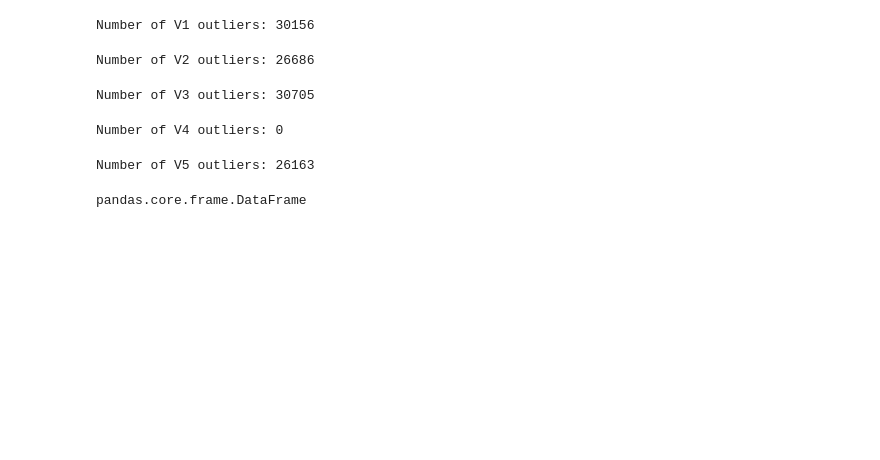
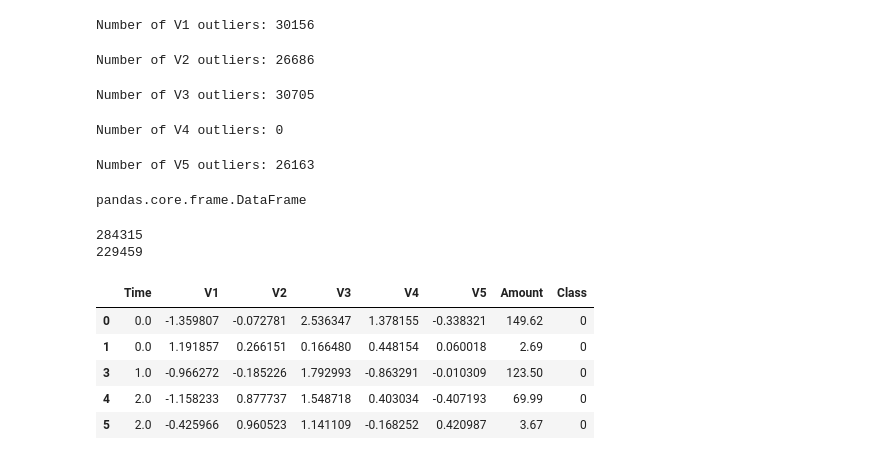
Before and after one commit to Amrutha-Ve/DataScience, a Jupyter notebook: Projects/Fraud Detection/FradulantTransactions.ipynb, the cells around one changed output. Drawn from its saved outputs; the diff is of its cells as text; code cells hidden in the pictures; blank space fills up the shorter version.

```diff
--- a/Projects/Fraud Detection/FradulantTransactions.ipynb
+++ b/Projects/Fraud Detection/FradulantTransactions.ipynb
@@ -340,0 +368,16 @@ pandas.core.frame.DataFrame
+# %%
+df_no_frauds_without_outliers = df_no_frauds[~df_no_frauds["Amount"].isin(Amount_nof_outliers["Amount"]) & ~df_no_frauds["V5"].isin(V5_nof_outliers["V5"]) & ~df_no_frauds["V4"].isin(V4_nof_outliers["V4"]) & ~df_no_frauds["V3"].isin(V3_nof_outliers["V3"]) & ~df_no_frauds["V2"].isin(V2_nof_outliers["V2"]) & ~df_no_frauds["V1"].isin(V1_nof_outliers["V1"])]
+print(len(df_no_frauds))
+print(len(df_no_frauds_without_outliers))
+# %% [output]
+284315
+229459
+# %%
+df_no_frauds_without_outliers.head()
+# %% [output]
+|  | Time | V1 | V2 | V3 | V4 | V5 | Amount | Class |
+| 0 | 0.0 | -1.359807 | -0.072781 | 2.536347 | 1.378155 | -0.338321 | 149.62 | 0 |
+| 1 | 0.0 | 1.191857 | 0.266151 | 0.166480 | 0.448154 | 0.060018 | 2.69 | 0 |
+| 3 | 1.0 | -0.966272 | -0.185226 | 1.792993 | -0.863291 | -0.010309 | 123.50 | 0 |
+| 4 | 2.0 | -1.158233 | 0.877737 | 1.548718 | 0.403034 | -0.407193 | 69.99 | 0 |
+| 5 | 2.0 | -0.425966 | 0.960523 | 1.141109 | -0.168252 | 0.420987 | 3.67 | 0 |
```
Also changed, not shown: parts of 10 cells of this notebook.
